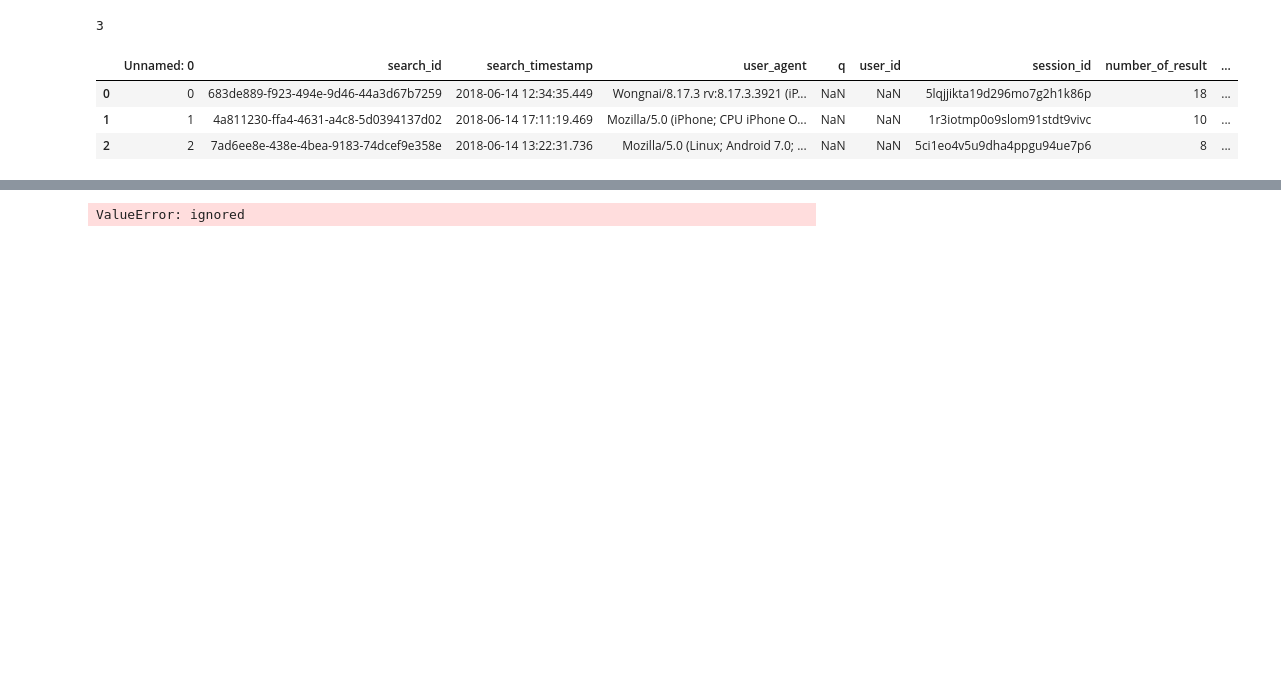
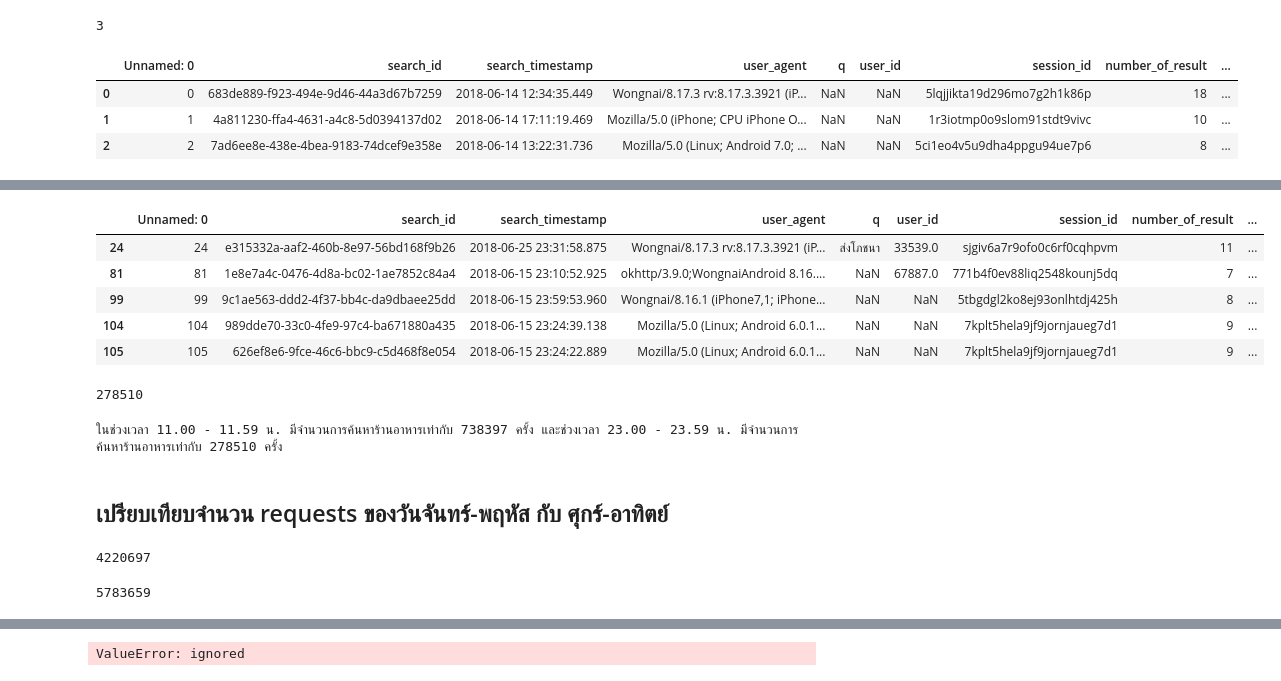
Before and after one commit to Suchirapon/data_viz, a Jupyter notebook: Quiz5(2).ipynb, the cells around one changed output, grey strips where cells are left out. Cells and saved outputs as stored; diff of their text form; code cells hidden in the pictures; blank space fills up the shorter version.

```diff
--- a/Quiz5(2).ipynb
+++ b/Quiz5(2).ipynb
@@ -115,0 +143,35 @@ top_table[top_table['search_timestamp_v2'].dt.time > time(hour=12)]
+# %%
+data_time23 = data[data['search_timestamp'].dt.time >= time(hour=23)]
+data_time23.head()
+# %% [output]
+|  | Unnamed: 0 | search_id | search_timestamp | user_agent | q | user_id | session_id | number_of_result | ... |
+| 24 | 24 | e315332a-aaf2-460b-8e97-56bd168f9b26 | 2018-06-25 23:31:58.875 | Wongnai/8.17.3 rv:8.17.3.3921 (iP... | ส่งโภชนา | 33539.0 | sjgiv6a7r9ofo0c6rf0cqhpvm | 11 | ... |
+| 81 | 81 | 1e8e7a4c-0476-4d8a-bc02-1ae7852c84a4 | 2018-06-15 23:10:52.925 | okhttp/3.9.0;WongnaiAndroid 8.16.... | NaN | 67887.0 | 771b4f0ev88liq2548kounj5dq | 7 | ... |
+| 99 | 99 | 9c1ae563-ddd2-4f37-bb4c-da9dbaee25dd | 2018-06-15 23:59:53.960 | Wongnai/8.16.1 (iPhone7,1; iPhone... | NaN | NaN | 5tbgdgl2ko8ej93onlhtdj425h | 8 | ... |
+| 104 | 104 | 989dde70-33c0-4fe9-97c4-ba671880a435 | 2018-06-15 23:24:39.138 | Mozilla/5.0 (Linux; Android 6.0.1... | NaN | NaN | 7kplt5hela9jf9jornjaueg7d1 | 9 | ... |
+| 105 | 105 | 626ef8e6-9fce-46c6-bbc9-c5d468f8e054 | 2018-06-15 23:24:22.889 | Mozilla/5.0 (Linux; Android 6.0.1... | NaN | NaN | 7kplt5hela9jf9jornjaueg7d1 | 9 | ... |
+# %%
+data_time23 = data_time23.iloc[:,2].count()
+data_time23
+# %% [output]
+278510
+# %%
+print(f'ในช่วงเวลา 11.00 - 11.59 น. มีจำนวนการค้นหาร้านอาหารเท่ากับ {data_time11} ครั้ง และช่วงเวลา 23.00 - 23.59 น. มีจำนวนการค้นหาร้านอาหารเท่ากับ {data_time23} ครั้ง');
+# %% [output]
+ในช่วงเวลา 11.00 - 11.59 น. มีจำนวนการค้นหาร้านอาหารเท่ากับ 738397 ครั้ง และช่วงเวลา 23.00 - 23.59 น. มีจำนวนการค้นหาร้านอาหารเท่ากับ 278510 ครั้ง
+# %% [markdown]
+## เปรียบเทียบจำนวน requests ของวันจันทร์-พฤหัส กับ ศุกร์-อาทิตย์
+# %%
+#ดึงวันจันทร์ - พฤหัส โดยที่ วันจันทร์ = 0
+data_date1 = data[data['search_timestamp'].dt.dayofweek <= 3]
+data_date1 = data_date1.iloc[:,2].count()
+data_date1
+# %% [output]
+4220697
+# %%
+#ดึงวันศุกร์ - อาทิตย์ โดยที่ วันศุกร์ = 4
+data_date2 = data[data['search_timestamp'].dt.dayofweek >= 4]
+data_date2 = data_date2.iloc[:,2].count()
+data_date2
+# %% [output]
+5783659
```
Also changed, not shown: parts of 13 cells of this notebook.
